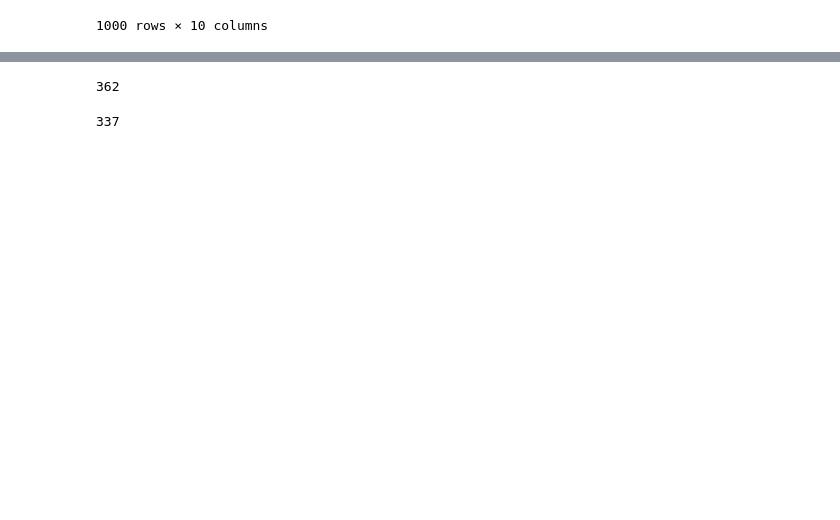
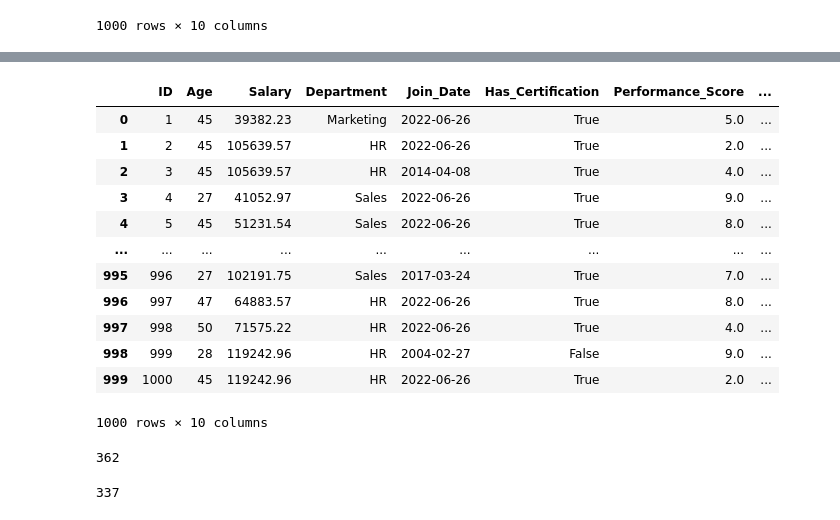
Before and after one commit to CodeSuriya/Pandas_Repository, a Jupyter notebook: Pandas_Data_Cleaning_Project.ipynb, the cells around one changed output, grey strips where cells are left out. Cells and saved outputs as stored; diff of their text form; code cells hidden in the pictures; blank space fills up the shorter version.

```diff
--- a/Pandas_Data_Cleaning_Project.ipynb
+++ b/Pandas_Data_Cleaning_Project.ipynb
@@ -457,7 +457,21 @@ df= df.drop(['Rating','split2'], axis = 1)
 # %%
 df[['split1','split2']] = df['Rating'].str.split('.',expand = True)
 # %%
-split
+df
+# %% [output]
+|  | ID | Age | Salary | Department | Join_Date | Has_Certification | Performance_Score | ... |
+| 0 | 1 | 45 | 39382.23 | Marketing | 2022-06-26 | True | 5.0 | ... |
+| 1 | 2 | 45 | 105639.57 | HR | 2022-06-26 | True | 2.0 | ... |
+| 2 | 3 | 45 | 105639.57 | HR | 2014-04-08 | True | 4.0 | ... |
+| 3 | 4 | 27 | 41052.97 | Sales | 2022-06-26 | True | 9.0 | ... |
+| 4 | 5 | 45 | 51231.54 | Sales | 2022-06-26 | True | 8.0 | ... |
+| ... | ... | ... | ... | ... | ... | ... | ... | ... |
+| 995 | 996 | 27 | 102191.75 | Sales | 2017-03-24 | True | 7.0 | ... |
+| 996 | 997 | 47 | 64883.57 | HR | 2022-06-26 | True | 8.0 | ... |
+| 997 | 998 | 50 | 71575.22 | HR | 2022-06-26 | True | 4.0 | ... |
+| 998 | 999 | 28 | 119242.96 | HR | 2004-02-27 | False | 9.0 | ... |
+| 999 | 1000 | 45 | 119242.96 | HR | 2022-06-26 | True | 2.0 | ... |
+1000 rows × 10 columns
 # %%
 df['Experience_Years'].value_counts().count()
 # %% [output]
```
Also changed, not shown: parts of 35 cells of this notebook.
